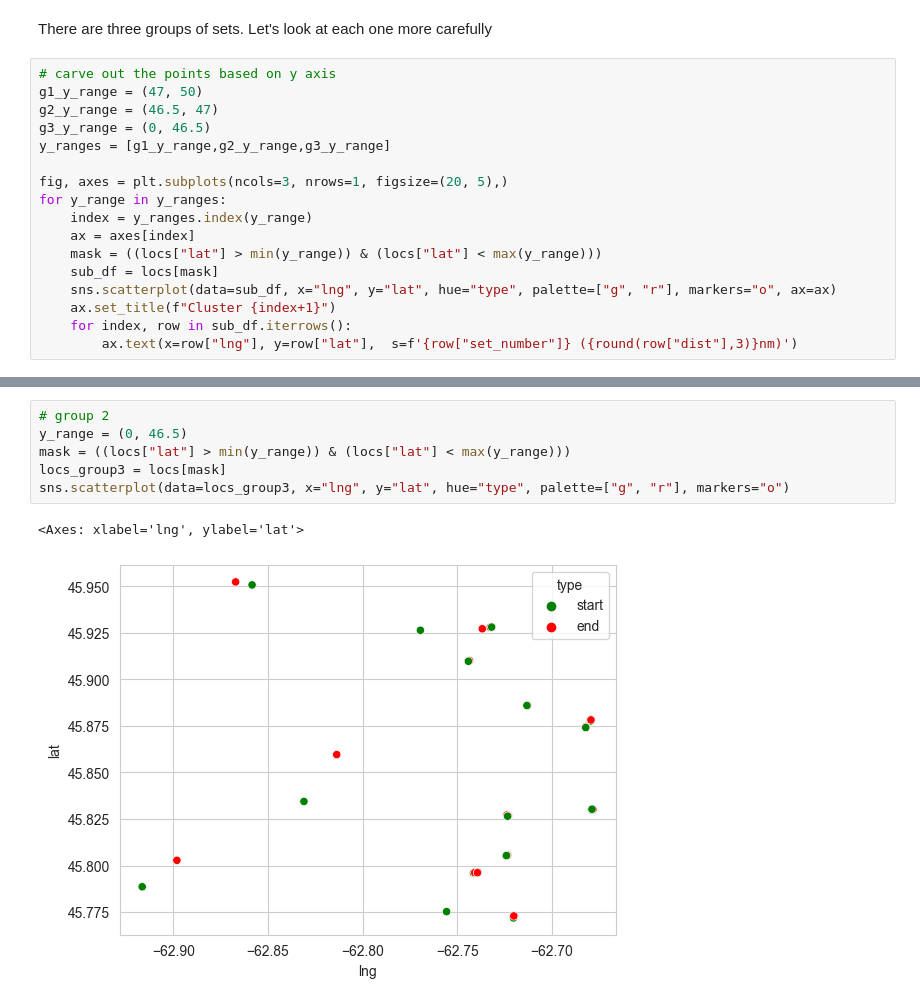
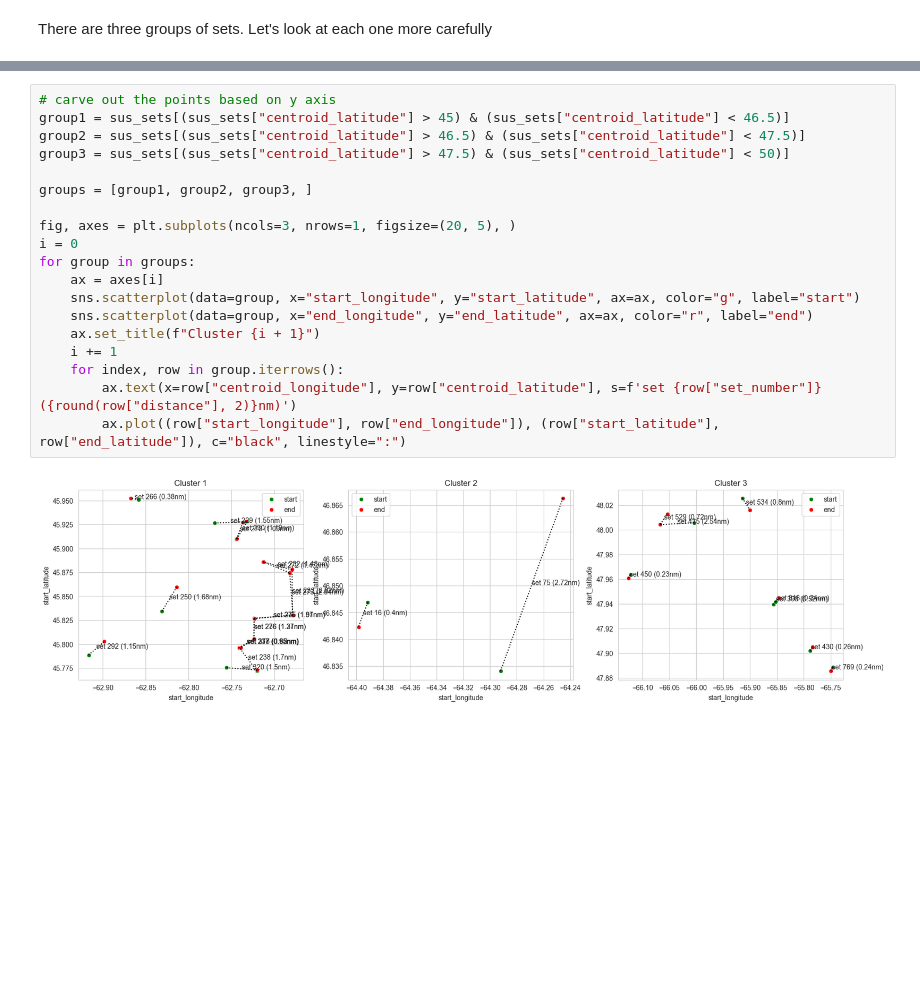
Before and after one commit to dfo-gulf-science/JupyterNotebookCollection, a Jupyter notebook: RockCrabX023/SetExploration.ipynb, the cells around one changed output, grey strips where cells are left out. Cells and saved outputs as stored; diff of their text form; blank space fills up the shorter version.

```diff
--- a/RockCrabX023/SetExploration.ipynb
+++ b/RockCrabX023/SetExploration.ipynb
@@ -259,19 +207,2 @@ sns.scatterplot(data=locs, x="lng", y="lat", hue="type", palette=["g", "r"])
 # %% [markdown]
 There are three groups of sets. Let's look at each one more carefully
-# %%
-# carve out the points based on y axis
-g1_y_range = (47, 50)
-g2_y_range = (46.5, 47)
-g3_y_range = (0, 46.5)
-y_ranges = [g1_y_range,g2_y_range,g3_y_range]
-
-fig, axes = plt.subplots(ncols=3, nrows=1, figsize=(20, 5),)
-for y_range in y_ranges:
-    index = y_ranges.index(y_range)
-    ax = axes[index]
-    mask = ((locs["lat"] > min(y_range)) & (locs["lat"] < max(y_range)))
-    sub_df = locs[mask]
-    sns.scatterplot(data=sub_df, x="lng", y="lat", hue="type", palette=["g", "r"], markers="o", ax=ax)
-    ax.set_title(f"Cluster {index+1}")
-    for index, row in sub_df.iterrows():
-        ax.text(x=row["lng"], y=row["lat"],  s=f'{row["set_number"]} ({round(row["dist"],3)}nm)')
@@ -280,9 +209,21 @@ for y_range in y_ranges:
-# %%
-# group 2
-y_range = (0, 46.5)
-mask = ((locs["lat"] > min(y_range)) & (locs["lat"] < max(y_range)))
-locs_group3 = locs[mask]
-sns.scatterplot(data=locs_group3, x="lng", y="lat", hue="type", palette=["g", "r"], markers="o")
-# %% [output]
-<Axes: xlabel='lng', ylabel='lat'>
-[figure, removed]
+# %%
+# carve out the points based on y axis
+group1 = sus_sets[(sus_sets["centroid_latitude"] > 45) & (sus_sets["centroid_latitude"] < 46.5)]
+group2 = sus_sets[(sus_sets["centroid_latitude"] > 46.5) & (sus_sets["centroid_latitude"] < 47.5)]
+group3 = sus_sets[(sus_sets["centroid_latitude"] > 47.5) & (sus_sets["centroid_latitude"] < 50)]
+
+groups = [group1, group2, group3, ]
+
+fig, axes = plt.subplots(ncols=3, nrows=1, figsize=(20, 5), )
+i = 0
+for group in groups:
+    ax = axes[i]
+    sns.scatterplot(data=group, x="start_longitude", y="start_latitude", ax=ax, color="g", label="start")
+    sns.scatterplot(data=group, x="end_longitude", y="end_latitude", ax=ax, color="r", label="end")
+    ax.set_title(f"Cluster {i + 1}")
+    i += 1
+    for index, row in group.iterrows():
+        ax.text(x=row["centroid_longitude"], y=row["centroid_latitude"], s=f'set {row["set_number"]} ({round(row["distance"], 2)}nm)')
+        ax.plot((row["start_longitude"], row["end_longitude"]), (row["start_latitude"], row["end_latitude"]), c="black", linestyle=":")
+# %% [output]
+[figure, added]
```
Also changed, not shown: parts of 13 cells of this notebook.
